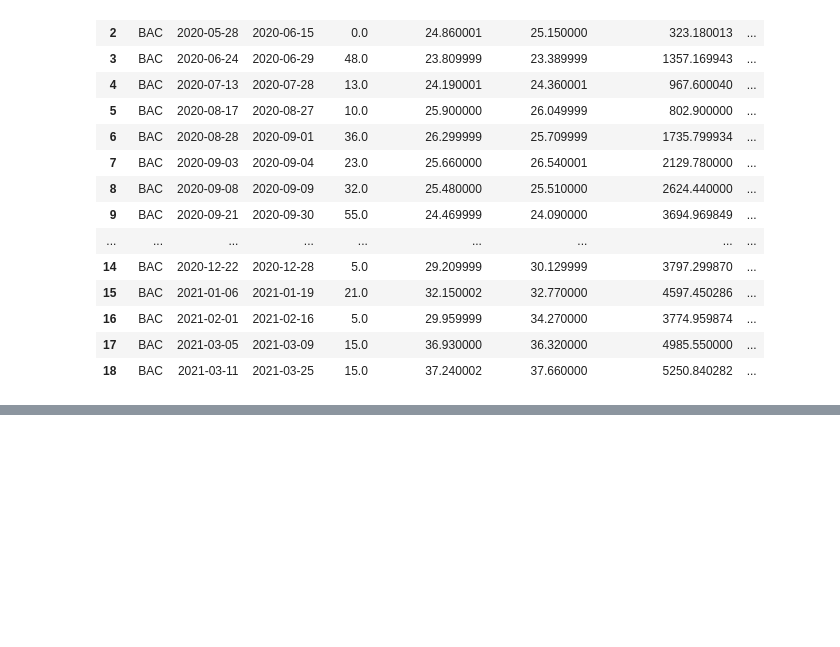
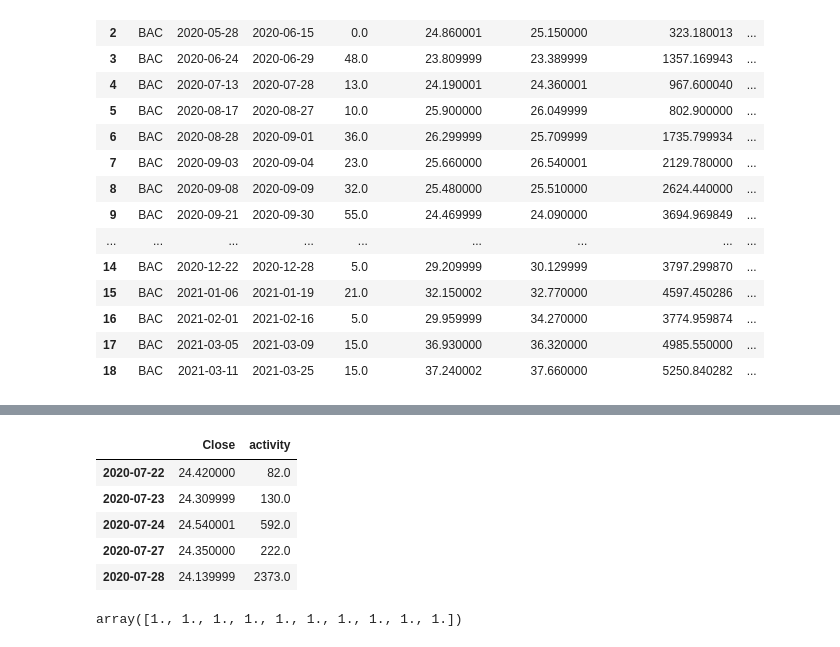
Before and after one commit to stk714/SocialMediaBets, a Jupyter notebook: Social_Sentiment_BAC.ipynb, the cells around one changed output, grey strips where cells are left out. Cells and saved outputs as stored; diff of their text form; code cells hidden in the pictures; blank space fills up the shorter version.

```diff
--- a/Social_Sentiment_BAC.ipynb
+++ b/Social_Sentiment_BAC.ipynb
@@ -404,0 +463,14 @@ trade_evaluation_df["Profit/Loss"].sum()
+# %%
+# Generate the X_test and y_test DataFrames
+X_test = X.loc[training_end+DateOffset(hours=1):]
+y_test = y.loc[training_end+DateOffset(hours=1):]
+
+# Review the X_test DataFrame
+X_test.head()
+# %% [output]
+|  | Close | activity |
+| 2020-07-22 | 24.420000 | 82.0 |
+| 2020-07-23 | 24.309999 | 130.0 |
+| 2020-07-24 | 24.540001 | 592.0 |
+| 2020-07-27 | 24.350000 | 222.0 |
+| 2020-07-28 | 24.139999 | 2373.0 |
@@ -404,0 +489,16 @@ trade_evaluation_df["Profit/Loss"].sum()
+# %%
+# Use the svc classifier model from SKLearn's support vector machine (SVM) learning method to fit the training data and make predictions.
+
+# From SVM, instantiate SVC classifier model instance
+svm_model = svm.SVC()
+
+# Fit the model to the data using the training data
+svm_model = svm_model.fit(X_train_scaled, y_train)
+
+# Use the testing data to make the model predictions
+svm_pred = svm_model.predict(X_test_scaled)
+
+# Review the model's predicted values
+svm_pred[:10]
+# %% [output]
+array([1., 1., 1., 1., 1., 1., 1., 1., 1., 1.])
```
Also changed, not shown: parts of 19 cells of this notebook, 6 other files.
